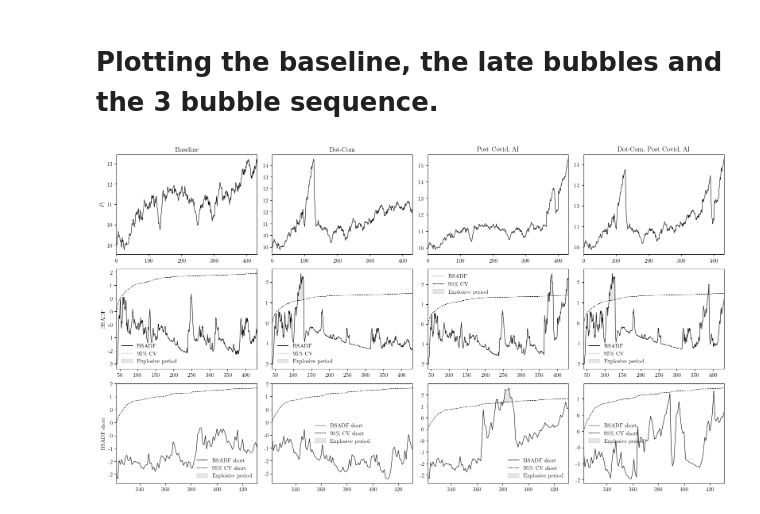
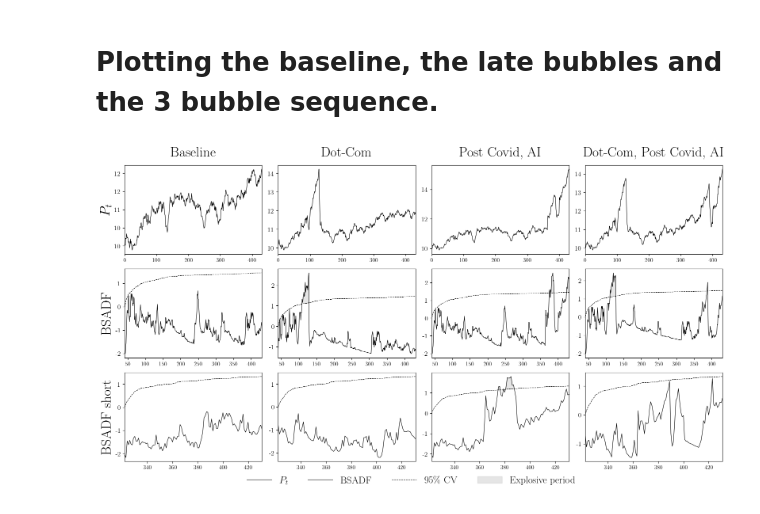
Before and after one commit to emilfriis/Bachelor, a Jupyter notebook: simulation/simulation_plotbubbles.ipynb, the cells around one changed output. Drawn from its saved outputs; the diff is of its cells as text; code cells hidden in the pictures.

```diff
--- a/simulation/simulation_plotbubbles.ipynb
+++ b/simulation/simulation_plotbubbles.ipynb
@@ -24,6 +24,11 @@ series = [
 
 fmt_thousands_dot = FuncFormatter(lambda x, pos: f"{x:,.0f}".replace(",", "."))
 
+TITLE_FONTSIZE = 25
+TITLE_PAD = 16
+YLABEL_FONTSIZE = 25
+YTICK_FONTSIZE = 12
+
 def read_num_col(path):
     df = pd.read_csv(path)
     return df.select_dtypes(include="number").iloc[:, 0]
@@ -46,14 +51,15 @@ for j, (key, title) in enumerate(series):
     ax = axes[0, j]
     p = read_num_col(data_dir / f"P_{key}.csv")
     t_price = p.index
-    ax.plot(t_price, p.values, color='black', linewidth=0.8, ls='-')
-    ax.set_title(title)
+    ax.plot(t_price, p.values, color='black', linewidth=0.8, ls='-', label=r'$P_t$')
+    ax.set_title(title, fontsize=TITLE_FONTSIZE, pad=TITLE_PAD)
     ax.set_xlim(t_price.min(), t_price.max())  # remove empty margins
     if j == 0:
-        ax.set_ylabel(r'$P_t$')
+        ax.set_ylabel(r'$P_t$', fontsize=YLABEL_FONTSIZE)
     else:
         ax.set_ylabel('')
     ax.yaxis.set_major_formatter(fmt_thousands_dot)
+    ax.tick_params(axis='y', labelsize=YTICK_FONTSIZE)
 
     # ---------- Row 2: BSADF (full) ----------
     ax = axes[1, j]
@@ -75,49 +81,64 @@ for j, (key, title) in enumerate(series):
         )
 
         ax.set_xlim(t.min(), t.max())  # no empty space at start
-        ax.legend(frameon=False, loc='best')
     else:
         ax.text(0.5, 0.5, "Missing BSADF/CV", ha="center", va="center", transform=ax.transAxes)
 
     if j == 0:
-        ax.set_ylabel('BSADF')
+        ax.set_ylabel('BSADF', fontsize=YLABEL_FONTSIZE)
     else:
         ax.set_ylabel('')
     ax.yaxis.set_major_formatter(fmt_thousands_dot)
+    ax.tick_params(axis='y', labelsize=YTICK_FONTSIZE)
 
     # ---------- Row 3: BSADF (short) ----------
     ax = axes[2, j]
     bs_s, cv95_s = load_bsadf_cv(key, short=True)
     if bs_s is not None:
         t_short = p.index[-len(bs_s):]  # aligned time index
         ax.plot(t_short, bs_s.values, color='black', linewidth=0.8, ls='-', label='BSADF short')
         ax.plot(t_short, cv95_s.values, color='black', linewidth=0.8, ls='--', label='95\\% CV short')
 
         # Explosive period shading
         ax.fill_between(
             t_short,
             bs_s.values,
             cv95_s.values,
             where=(bs_s.values > cv95_s.values),
             color='grey',
             alpha=0.2,
             label='Explosive period'
         )
 
         ax.set_xlim(t_short.min(), t_short.max())  # no empty space at start
-        ax.legend(frameon=False, loc='best')
     else:
         ax.text(0.5, 0.5, "Missing short BSADF/CV", ha="center", va="center", transform=ax.transAxes)
 
     if j == 0:
-        ax.set_ylabel('BSADF short')
+        ax.set_ylabel('BSADF short', fontsize=YLABEL_FONTSIZE)
     else:
         ax.set_ylabel('')
     ax.yaxis.set_major_formatter(fmt_thousands_dot)
+    ax.tick_params(axis='y', labelsize=YTICK_FONTSIZE)
 
-plt.tight_layout()
+# Shared legend for all panels (bottom center): Price + full BSADF items
+handles_price, labels_price = axes[0, 0].get_legend_handles_labels()
+handles_full, labels_full = axes[1, 0].get_legend_handles_labels()
+fig.legend(
+    handles_price + handles_full,
+    labels_price + labels_full,
+    loc='lower center',
+    ncol=4,
+    frameon=False,
+    fontsize=18,
+    handlelength=2.5,
+    markerscale=1.6,
+    bbox_to_anchor=(0.5, 0.01)
+)
+
+plt.tight_layout(rect=[0, 0.06, 1, 1])
 # Optional save:
 plt.savefig('plots/simulation_bubbles_12panel.pdf')
 plt.show()
 # %% [output]
-[figure, old version]
+[figure, new version]
```
Also changed, not shown: 6 other files.
